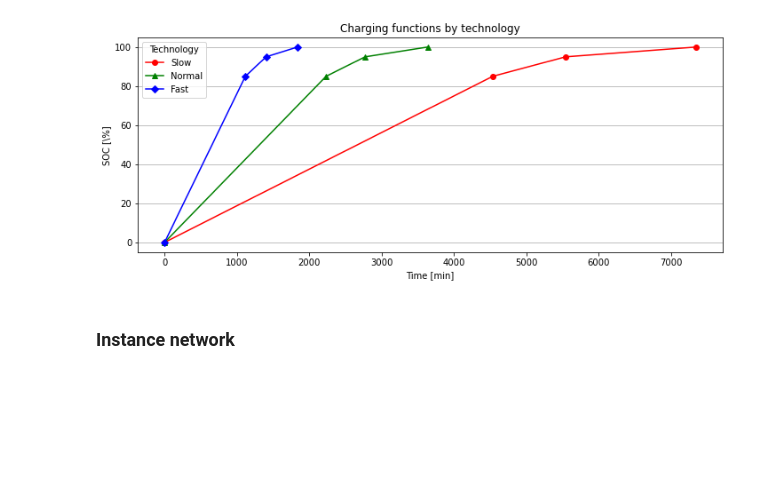
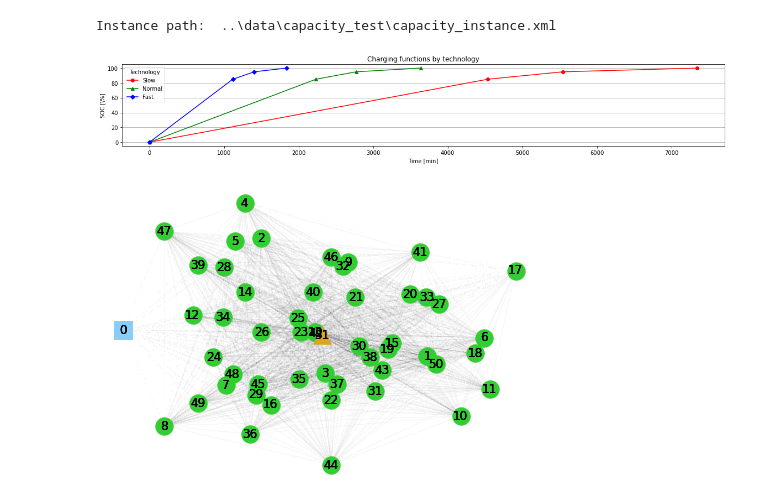
Before and after one commit to jpfutalef/DynamicStochasticElectricVRP, a Jupyter notebook: notebooks/instanceCreatorUtility.ipynb, the cells around one changed output. Drawn from its saved outputs; the diff is of its cells as text; code cells hidden in the pictures; blank space fills up the shorter version.

```diff
--- a/notebooks/instanceCreatorUtility.ipynb
+++ b/notebooks/instanceCreatorUtility.ipynb
@@ -169,0 +189,4 @@ fig.tight_layout()
+# %%
+data = loadmat(mat_path)
+mean_velocity, std_velocity = get_velocity_realizations(data, 25)
+profile_fig = plot_profile(mean_velocity, std_velocity, 0)
@@ -170,42 +204,43 @@ fig.tight_layout()
 # %%
-n_customers = 30
-n_charg_sta = 5
-#minx, maxx = -20000, 20000 # m
-#miny, maxy = -20000, 20000 # m
-min_radius, max_radius = 500, 25000 # m
+# Network parameters
+main_folder = Path('../data/capacity_test/')
+n_customers = 50
+n_charg_sta = 1
+min_radius, max_radius = 0, 20e3  # m
+mintw_low, maxtw_low = 8 * 60 * 60, 13 * 60 * 60  # s
+mintw_width, maxtw_width = 3 * 60 * 60, 5 * 60 * 60  # s
+depot_loc = (-0.9*max_radius, 0.)
+
 min_theta, max_theta = 0, 2 * np.pi
-minreq, maxreq = 1, 10 # kg
-mintime, maxtime = 60*5, 60*18 # s
-mintw_low, maxtw_low = 8*60*60, 13*60*60 # s
-mintw_width, maxtw_width = 2*60*60, 5*60*60 # s
-cs_capacity = 2
+minreq, maxreq = 15, 80  # kg
+mintime, maxtime = 60 * 5, 60 * 15  # s
+std_factor = 1
 
-# CS technologies
-tech1 = {0.0: 0.0, 75.6*60: 85.0, 92.4*60: 95.0, 122.4*60: 100.0} # slow
-tech2 = {0.0: 0.0, 37.2*60: 85.0, 46.2*60: 95.0, 60.6*60: 100.0}  # normal
-tech3 = {0.0: 0.0, 18.6*60: 85.0, 23.4*60: 95.0, 30.6*60: 100.0}  # fast
+tech1 = {0.0: 0.0, 75.6 * 60: 85.0, 92.4 * 60: 95.0, 122.4 * 60: 100.0}  # slow
+tech2 = {0.0: 0.0, 37.2 * 60: 85.0, 46.2 * 60: 95.0, 60.6 * 60: 100.0}  # normal
+tech3 = {0.0: 0.0, 18.6 * 60: 85.0, 23.4 * 60: 95.0, 30.6 * 60: 100.0}  # fast
 tech_list = [tech1, tech2, tech3]
-tech_price = [70., 70.*1.5, 70.*2.5]
+tech_price = [1., 1.5, 2.5]
 tech_name = ["Slow", "Normal", "Fast"]
-cs_pos = [(max_radius/2, max_radius/2), (-max_radius/2, max_radius/2), (-max_radius/2, -max_radius/2),
-          (max_radius/2, -max_radius/2)]
+style_list = [('Slow', '-ro'), ('Normal', '-g^'), ('Fast', '-bD')]
+which_technology = 1 # If None, choose random between tech_list
+cs_at_depot = False
+cs_capacity = 3
 
-# Plot charging functions
-fig, ax = plt.subplots(figsize=(fig_width, fig_height/3))
-style_list = [('Slow', '-ro'), ('Normal', '-g^'), ('Fast', '-bD')]
-for tech, (label, style) in zip(tech_list, style_list):
-    t = list(tech.keys())
-    soc = list(tech.values())
-    ax.plot(t, soc, style, label=label)
+# Instance path
+#instance_path = Path(main_folder, f'c{n_customers}_cs{n_charg_sta}_r{int(max_radius)}.xml')
+instance_path = Path(main_folder, 'capacity_instance.xml')
+print('Instance path: ', instance_path)
 
-ax.set_xlabel('Time [min]')
-ax.set_ylabel('SOC [\%]')
-ax.set_title('Charging functions by technology')
-ax.grid(axis='y')
-ax.legend(title='Technology')
-fig.tight_layout()
-#fig.savefig('../pictures/chargingFunctions.pdf')
+# Plot recharging functions
+fig_recharging_functions = plot_recharging_functions(tech_list, style_list, 16, 9)
+
+# Network
+network = create_network(mean_velocity, std_velocity, n_customers, n_charg_sta, min_radius, max_radius, min_theta, max_theta, minreq, maxreq,
+                         mintime, maxtime, mintw_low, maxtw_low, mintw_width, maxtw_width, cs_capacity, std_factor, tech_list, tech_price,
+                         tech_name, cs_at_depot, which_technology, depot_loc)
+fig_network = network.draw(save_to=None, width=0.003, edge_color='grey')
 # %% [output]
+Instance path:  ..\data\capacity_test\capacity_instance.xml
-[figure, old version]
+[figure, new version]
+[figure, added]
-# %% [markdown]
-### Instance network
```
Also changed, not shown: parts of 25 cells of this notebook, 26 other files.
